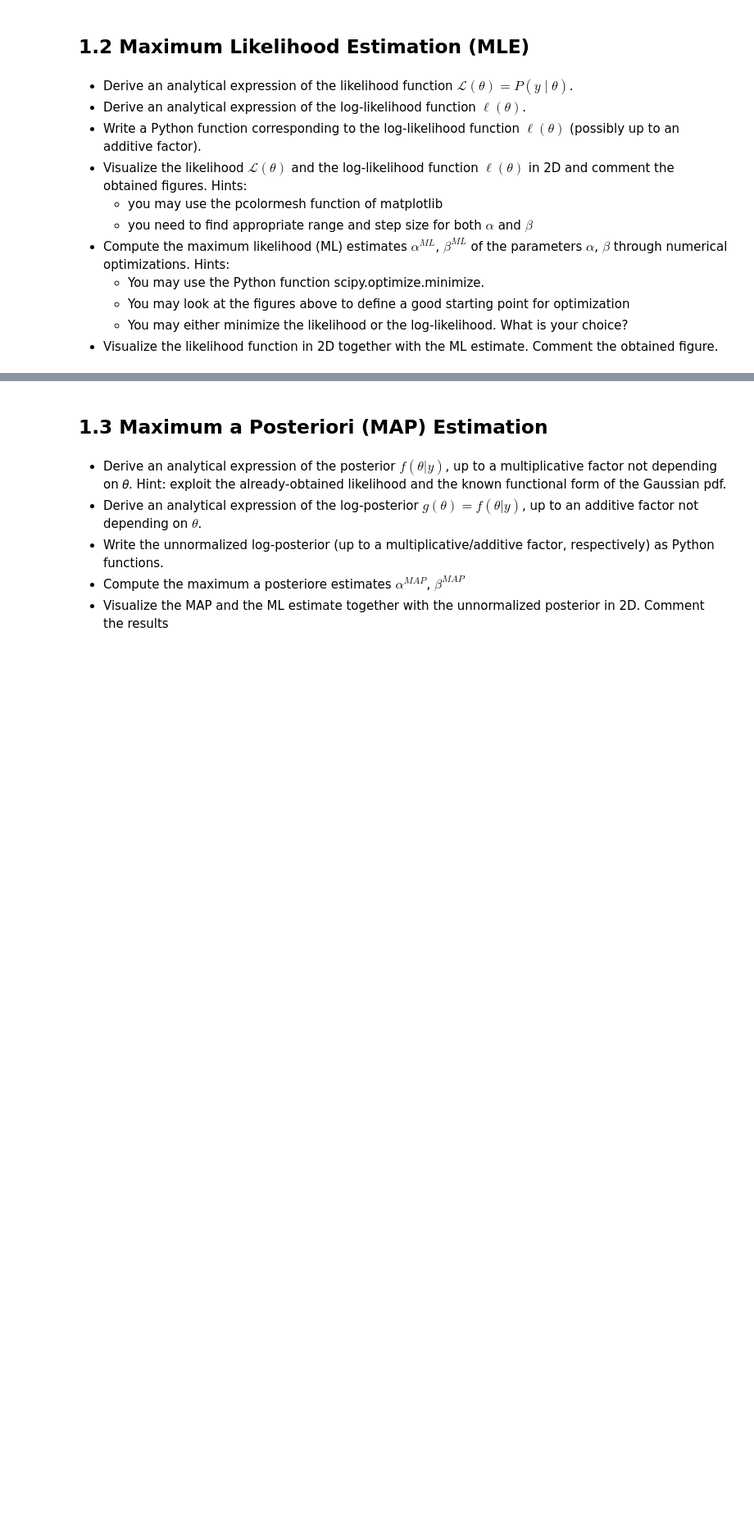
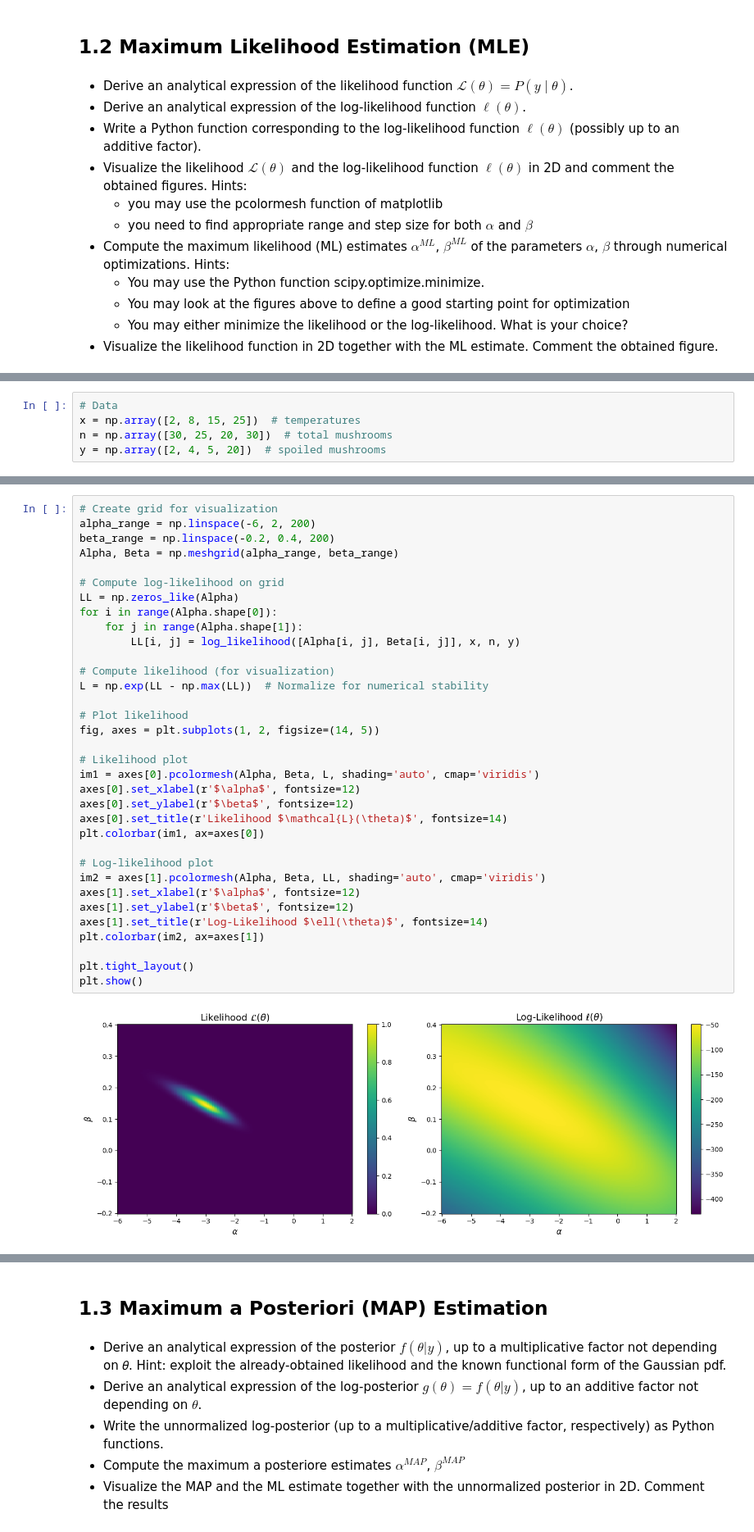
Before and after one commit to AlessandroMecchia/Bayesian_Project_Mushroom_Cultivation, a Jupyter notebook: project.ipynb, the cells around one changed output, grey strips where cells are left out. Shown at 82% size. Drawn from its saved outputs; the diff is of its cells as text; blank space fills up the shorter version.

```diff
--- a/project.ipynb
+++ b/project.ipynb
@@ -184,0 +208,5 @@ Hints:
+# %%
+# Data
+x = np.array([2, 8, 15, 25])  # temperatures
+n = np.array([30, 25, 20, 30])  # total mushrooms
+y = np.array([2, 4, 5, 20])  # spoiled mushrooms
@@ -184,0 +234,36 @@ Hints:
+# %%
+# Create grid for visualization
+alpha_range = np.linspace(-6, 2, 200)
+beta_range = np.linspace(-0.2, 0.4, 200)
+Alpha, Beta = np.meshgrid(alpha_range, beta_range)
+
+# Compute log-likelihood on grid
+LL = np.zeros_like(Alpha)
+for i in range(Alpha.shape[0]):
+    for j in range(Alpha.shape[1]):
+        LL[i, j] = log_likelihood([Alpha[i, j], Beta[i, j]], x, n, y)
+
+# Compute likelihood (for visualization)
+L = np.exp(LL - np.max(LL))  # Normalize for numerical stability
+
+# Plot likelihood
+fig, axes = plt.subplots(1, 2, figsize=(14, 5))
+
+# Likelihood plot
+im1 = axes[0].pcolormesh(Alpha, Beta, L, shading='auto', cmap='viridis')
+axes[0].set_xlabel(r'$\alpha$', fontsize=12)
+axes[0].set_ylabel(r'$\beta$', fontsize=12)
+axes[0].set_title(r'Likelihood $\mathcal{L}(\theta)$', fontsize=14)
+plt.colorbar(im1, ax=axes[0])
+
+# Log-likelihood plot
+im2 = axes[1].pcolormesh(Alpha, Beta, LL, shading='auto', cmap='viridis')
+axes[1].set_xlabel(r'$\alpha$', fontsize=12)
+axes[1].set_ylabel(r'$\beta$', fontsize=12)
+axes[1].set_title(r'Log-Likelihood $\ell(\theta)$', fontsize=14)
+plt.colorbar(im2, ax=axes[1])
+
+plt.tight_layout()
+plt.show()
+# %% [output]
+[figure, added]
```
Also changed, not shown: parts of 5 cells of this notebook.
